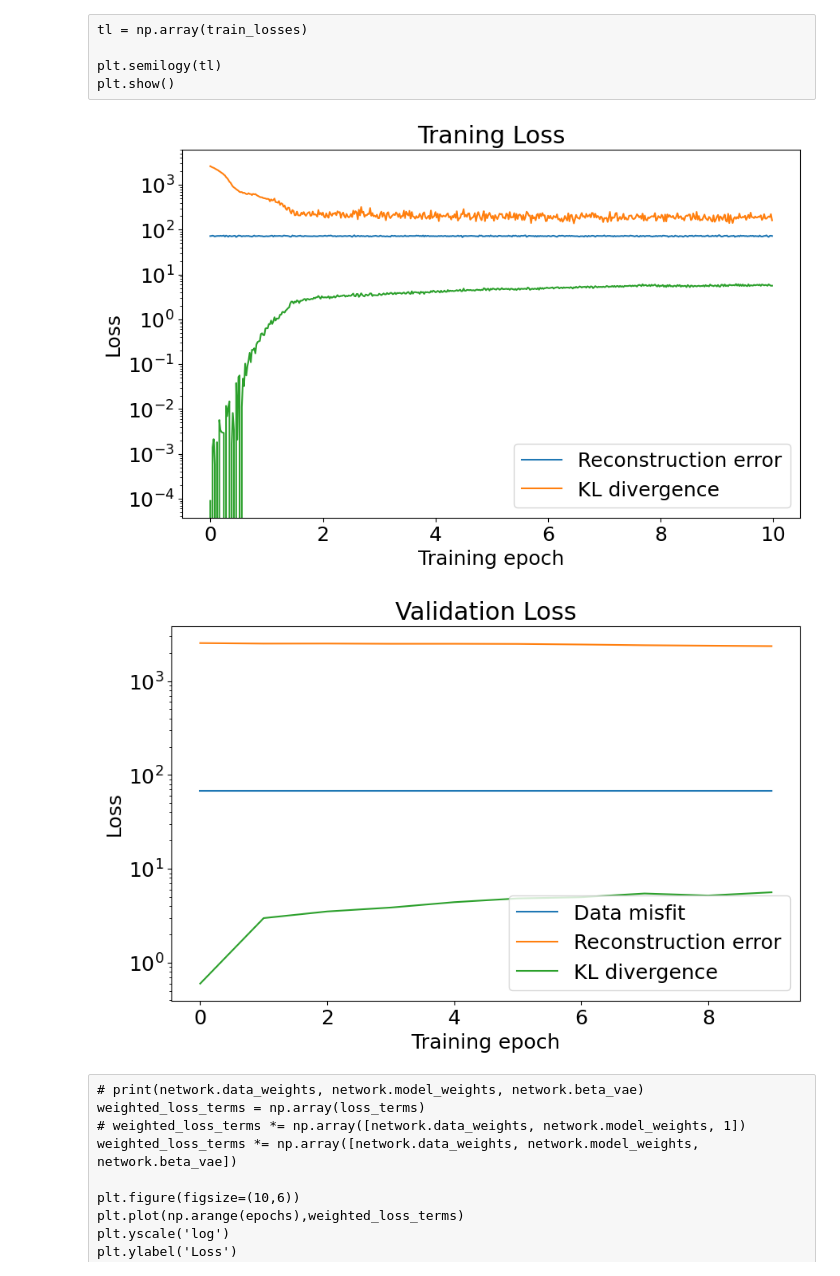
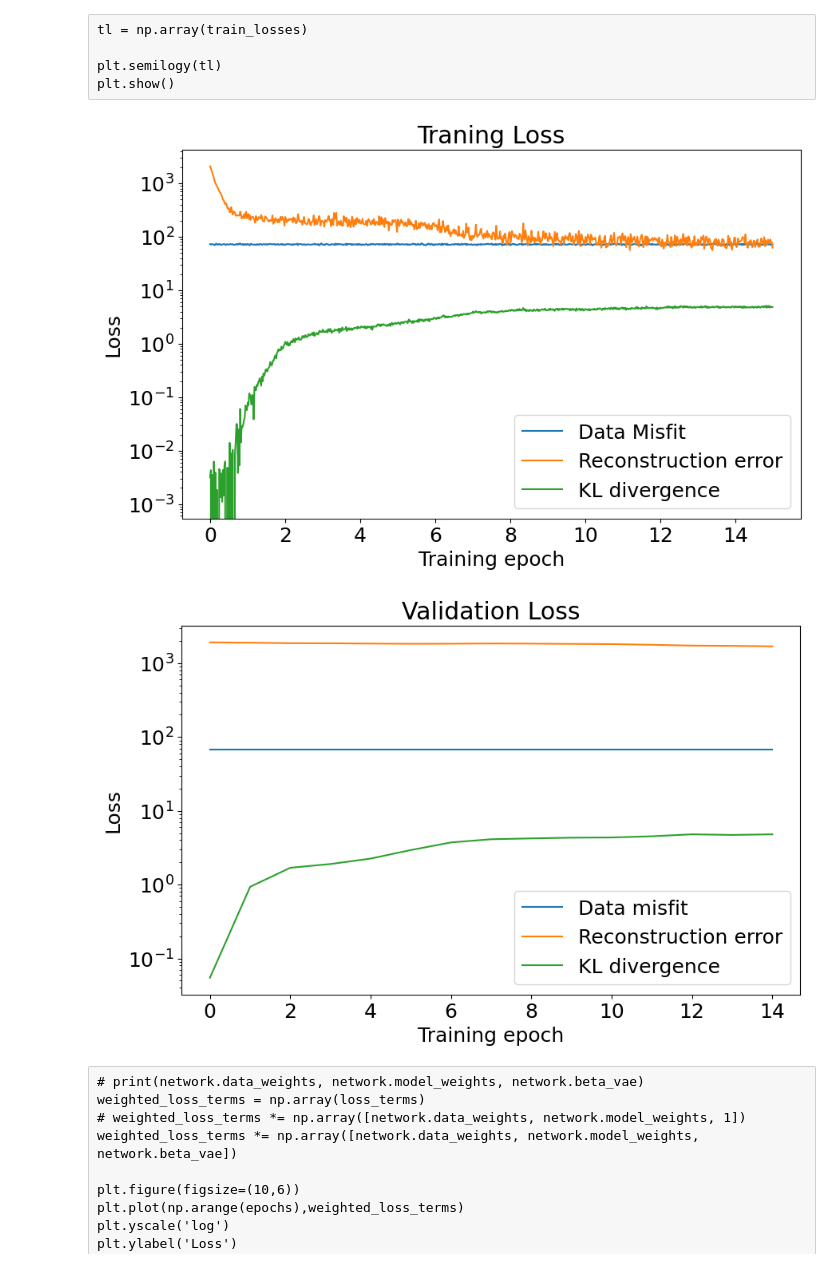
Before and after one commit to sarafhirsch/EM-CVAE-Graduate_Research, a Jupyter notebook: MT_64_Updated.ipynb, the cells around one changed output. Cells and saved outputs as stored; diff of their text form; code cells hidden in the pictures.

Commit message:
Ran as CVAE - 15 Epochs

```diff
--- a/MT_64_Updated.ipynb
+++ b/MT_64_Updated.ipynb
@@ -523,7 +523,7 @@ optimizer = tf.keras.optimizers.Adam(0.001, 0.5)
 # %% [markdown]
 # Train
 # %%
-epochs = 10
+epochs = 15
 # %% [raw]
 k,mlloss = tf.keras.metrics.Mean()
 loss_terms = []
@@ -683,17 +688,17 @@ plt.show()
 # %%
 tt = np.array(train_terms)
 batches_per_epoch = tf.data.experimental.cardinality(train_dataset).numpy()
 num_batches = tt.shape[0]
 plt.figure(figsize=(10,6))
 plt.semilogy(np.arange(num_batches)/batches_per_epoch, tt)
 plt.ylabel('Loss')
 plt.xlabel('Training epoch')
 plt.title("Traning Loss")
-plt.legend(['Reconstruction error', 'KL divergence'])
+plt.legend(['Data Misfit','Reconstruction error', 'KL divergence'])
 plt.savefig('training_loss_'+run+'_w.png')
 plt.show()
 # %% [output]
-[figure, old version]
+[figure, new version]
 # %%
 plt.figure(figsize=(10,6))
 plt.plot(np.arange(epochs),validate_terms)
@@ -705,7 +710,7 @@ plt.legend(['Data misfit', 'Reconstruction error', 'KL divergence'])
 plt.savefig('validation_loss_'+run+'_w.png')
 plt.show()
 # %% [output]
-[figure, old version]
+[figure, new version]
 # %% [raw]
 # print(network.data_weights, network.model_weights, network.beta_vae)
 weighted_loss_terms = np.array(loss_terms)
```
Also changed, not shown: parts of 7 cells of this notebook, 10 other files.
